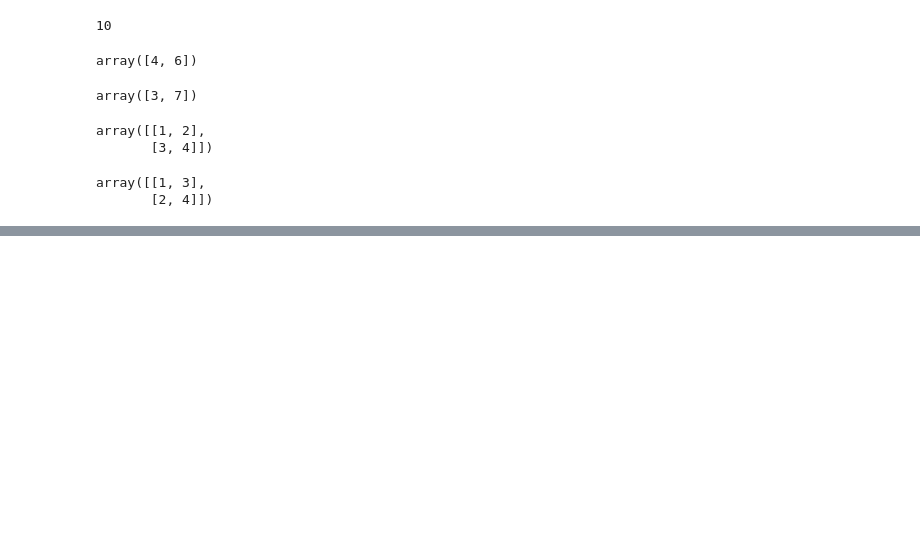
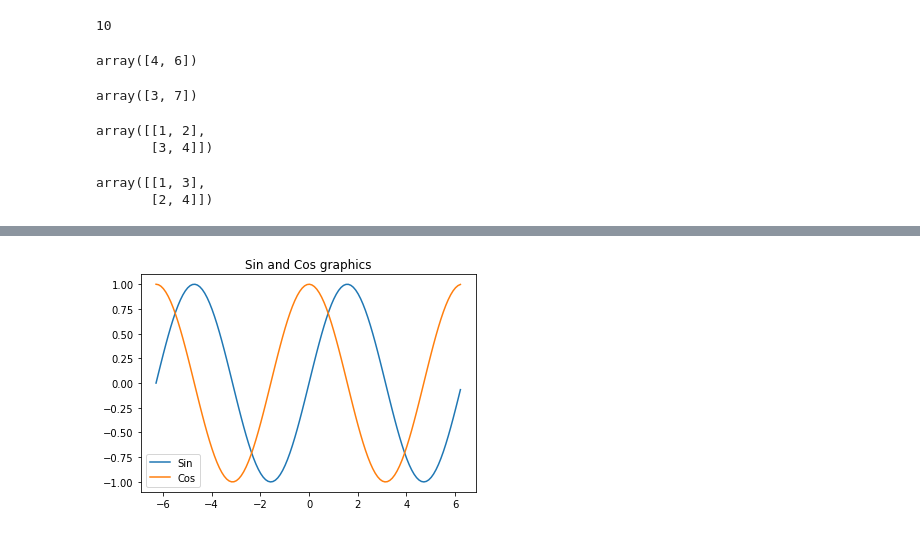
Before and after one commit to dnbechtlufft/datalab, a Jupyter notebook: CS231n.ipynb, the cells around one changed output, grey strips where cells are left out. Cells and saved outputs as stored; diff of their text form; code cells hidden in the pictures; blank space fills up the shorter version.

```diff
--- a/CS231n.ipynb
+++ b/CS231n.ipynb
@@ -214,0 +228,13 @@ array([[1, 3],
+# %%
+# sin and cos graphics [-2pi, 2pi]
+x = np.arange(2*-np.pi, 2*np.pi, 0.1)
+y_sin = np.sin(x)
+y_cos = np.cos(x)
+# %%
+plt.plot(x, y_sin)
+plt.plot(x, y_cos)
+plt.title('Sin and Cos graphics')
+plt.legend(['Sin', 'Cos'])
+plt.show()
+# %% [output]
+[figure, added]
```
Also changed, not shown: parts of 5 cells of this notebook.
